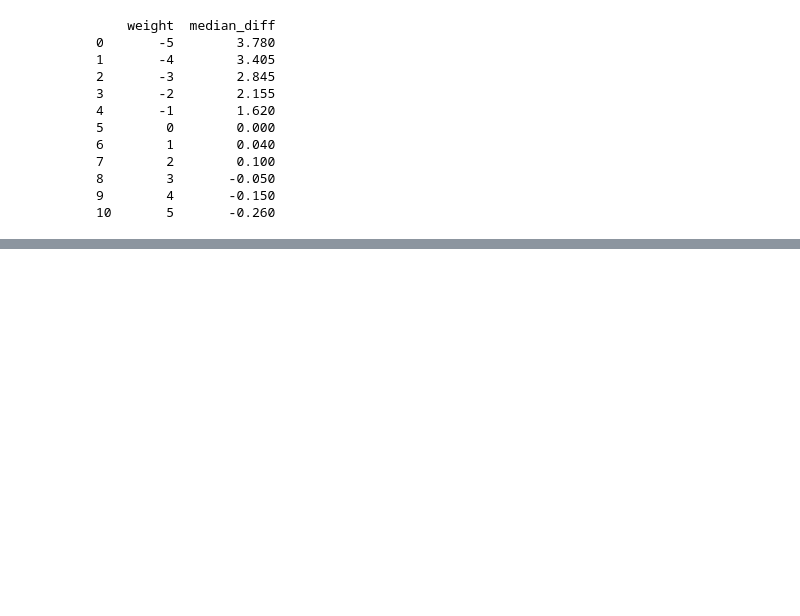
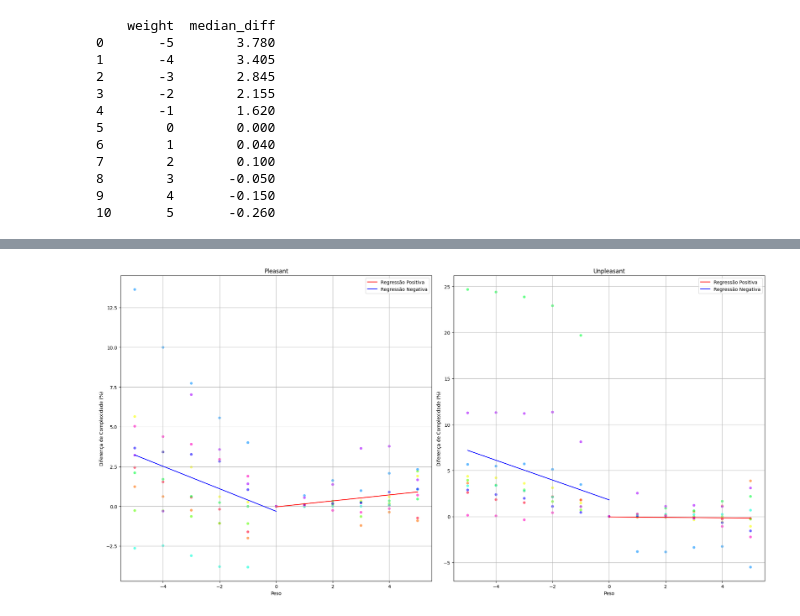
Before and after one commit to jerre231/Stable_Diffusion_IC, a Jupyter notebook: Scripts/colab_graph.ipynb, the cells around one changed output, grey strips where cells are left out. Drawn from its saved outputs; the diff is of its cells as text; code cells hidden in the pictures; blank space fills up the shorter version.

```diff
--- a/Scripts/colab_graph.ipynb
+++ b/Scripts/colab_graph.ipynb
@@ -380,0 +470,30 @@ print(median_diff)
+# %%
+# Plotar os gráficos lado a lado
+fig, axs = plt.subplots(1, 2, figsize=(20, 10))
+
+# Gráfico Pleasant
+sns.scatterplot(data=df_t, x='weight', y='diff', hue='seed', alpha=0.6, palette='gist_rainbow', ax=axs[0], legend=False)
+sns.lineplot(x=x_positive, y=slope_positive * x_positive + intercept_positive, color='red', ax=axs[0], label='Regressão Positiva')
+sns.lineplot(x=x_negative, y=slope_negative * x_negative + intercept_negative, color='blue', ax=axs[0], label='Regressão Negativa')
+axs[0].set_title('Pleasant')
+axs[0].set_xlabel('Peso')
+axs[0].set_ylabel('Diferença de Complexidade (%)')
+axs[0].grid(True)
+axs[0].legend()
+
+# Gráfico Unpleasant
+sns.scatterplot(data=df2_t, x='weight', y='diff', hue='seed', alpha=0.6, palette='gist_rainbow', ax=axs[1], legend=False)
+sns.lineplot(x=x2_positive, y=slope2_positive * x2_positive + intercept2_positive, color='red', ax=axs[1], label='Regressão Positiva')
+sns.lineplot(x=x2_negative, y=slope2_negative * x2_negative + intercept2_negative, color='blue', ax=axs[1], label='Regressão Negativa')
+axs[1].set_title('Unpleasant')
+axs[1].set_xlabel('Peso')
+axs[1].set_ylabel('Diferença de Complexidade (%)')
+axs[1].grid(True)
+axs[1].legend()
+
+plt.tight_layout()
+
+plt.savefig('combined_plot.png', dpi=300)
+plt.show()
+# %% [output]
+[figure, added]
```
Also changed, not shown: parts of 5 cells of this notebook, 3 other files.
